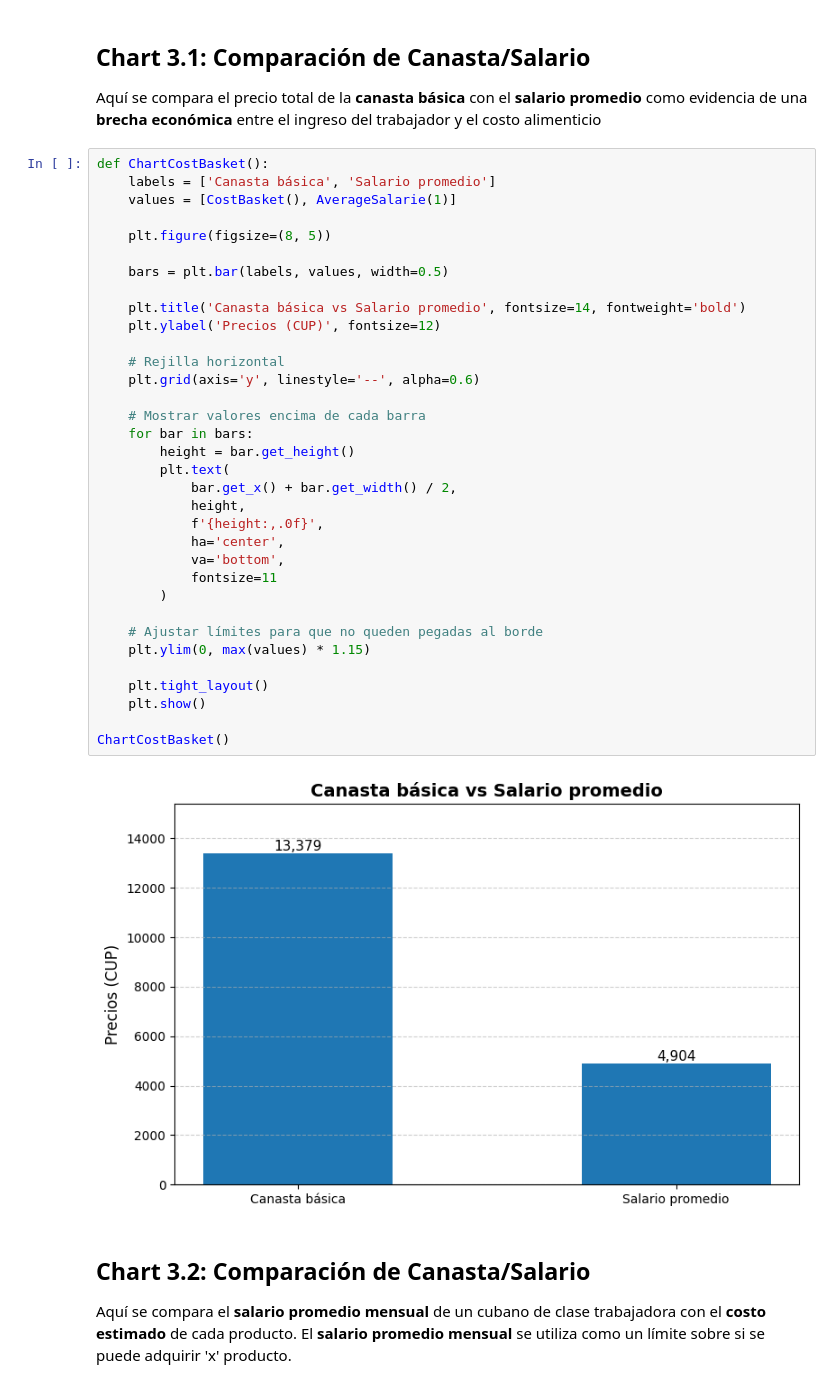
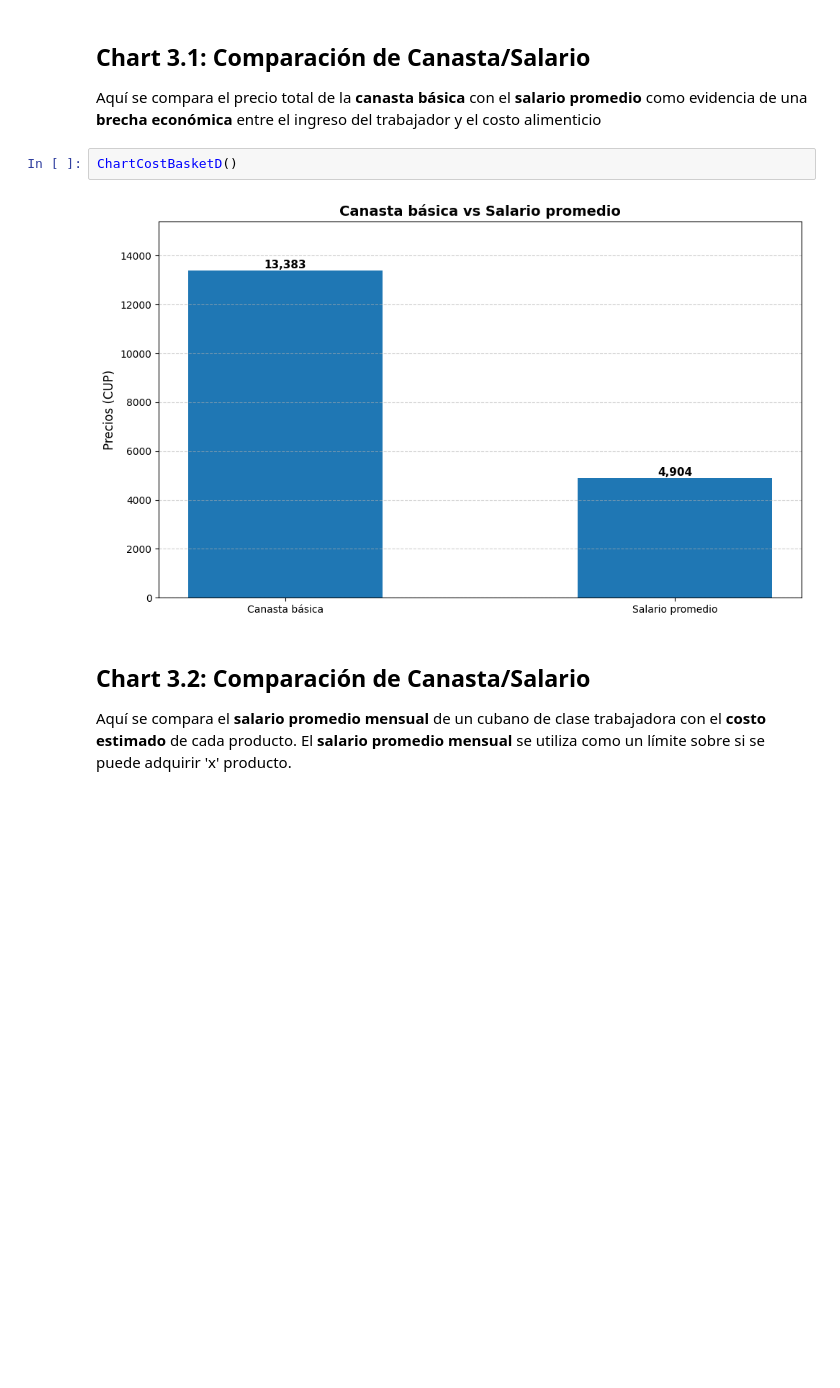
Before and after one commit to L14Npy/project_01, a Jupyter notebook: story.ipynb, the cells around one changed output. Saved outputs shown, nothing was run; the diff lists cells and outputs as text; blank space fills up the shorter version.

```diff
--- a/story.ipynb
+++ b/story.ipynb
@@ -131,41 +52,9 @@ Cada violín muestra la densidad de precios para un producto en especifico, así
 
 Aquí se compara el precio total de la **canasta básica** con el **salario promedio** como evidencia de una **brecha económica** entre el ingreso del trabajador y el costo alimenticio
 # %%
-def ChartCostBasket():
-    labels = ['Canasta básica', 'Salario promedio']
-    values = [CostBasket(), AverageSalarie(1)]
-
-    plt.figure(figsize=(8, 5))
-
-    bars = plt.bar(labels, values, width=0.5)
-
-    plt.title('Canasta básica vs Salario promedio', fontsize=14, fontweight='bold')
-    plt.ylabel('Precios (CUP)', fontsize=12)
-
-    # Rejilla horizontal
-    plt.grid(axis='y', linestyle='--', alpha=0.6)
-
-    # Mostrar valores encima de cada barra
-    for bar in bars:
-        height = bar.get_height()
-        plt.text(
-            bar.get_x() + bar.get_width() / 2,
-            height,
-            f'{height:,.0f}',
-            ha='center',
-            va='bottom',
-            fontsize=11
-        )
-
-    # Ajustar límites para que no queden pegadas al borde
-    plt.ylim(0, max(values) * 1.15)
-
-    plt.tight_layout()
-    plt.show()
-
-ChartCostBasket()
+ChartCostBasketD()
 # %% [output]
-[figure, old version]
+[figure, new version]
 # %% [markdown]
 ## Chart 3.2: Comparación de Canasta/Salario
 
```
Also changed, not shown: parts of 16 cells of this notebook, 8 other files.
